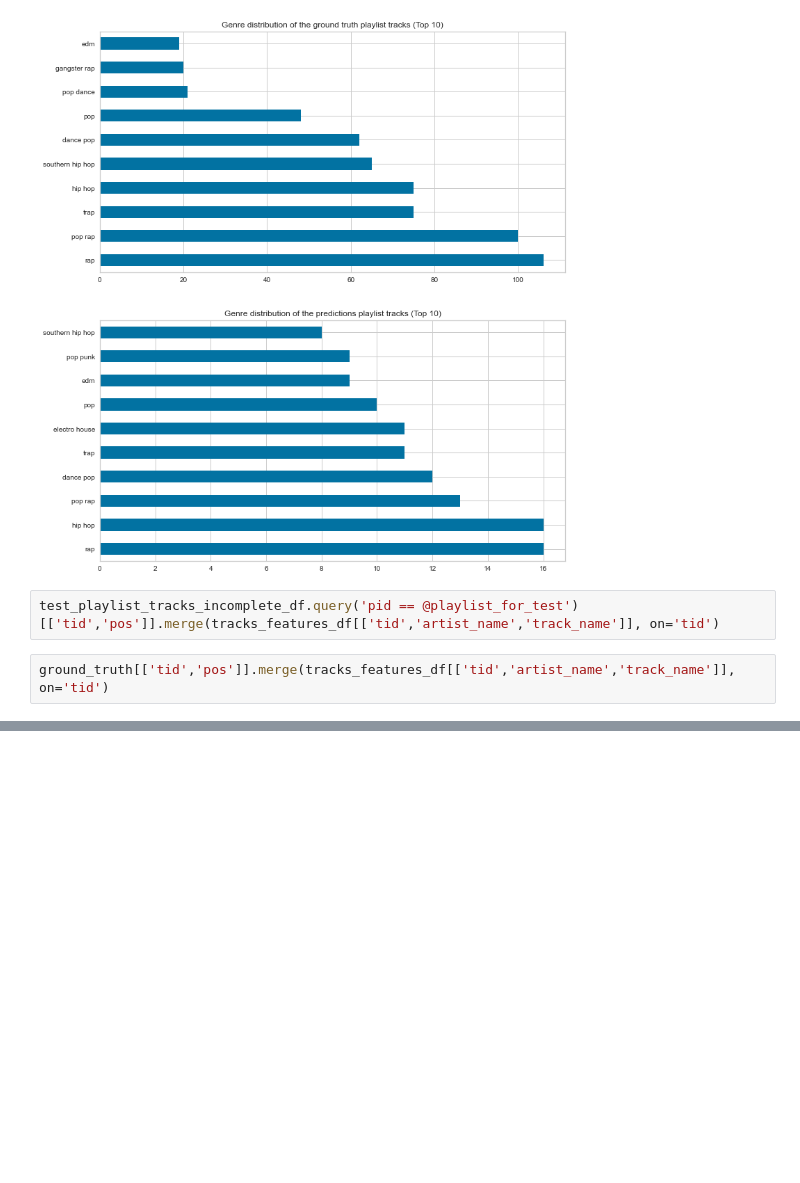
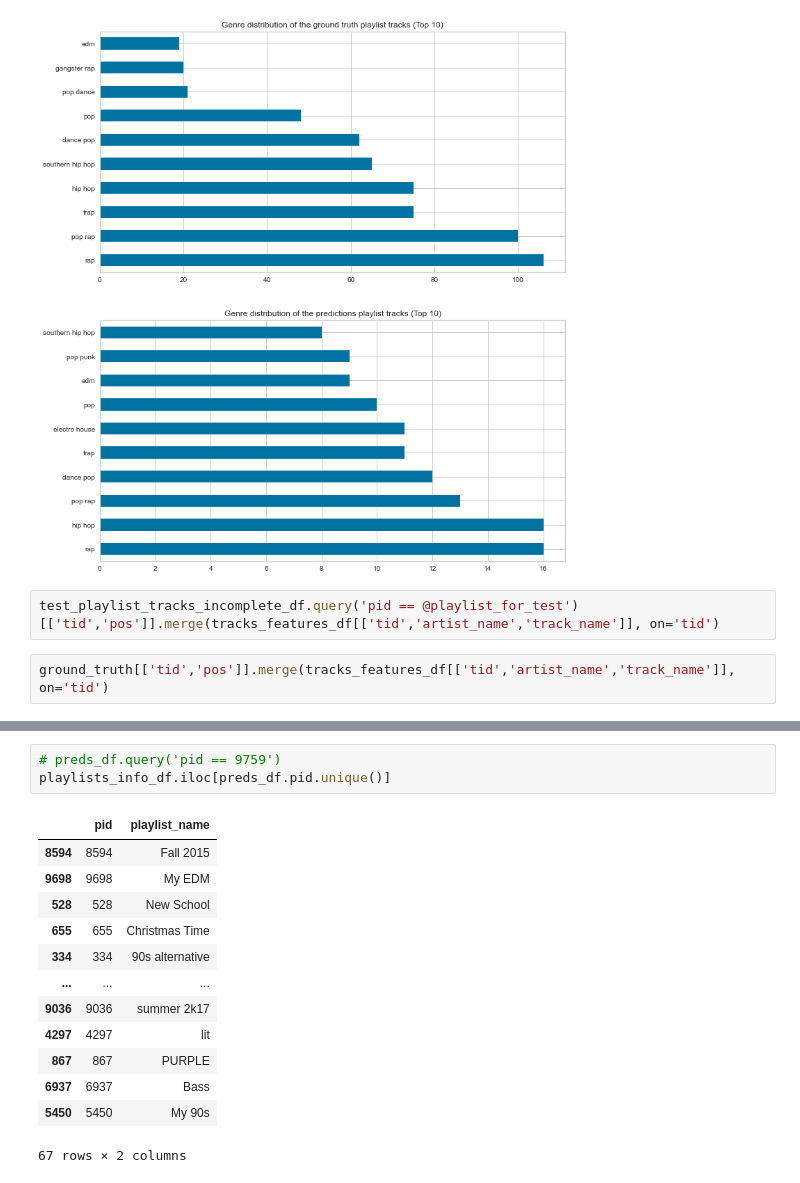
Before and after one commit to icarus08/ml-spotify-recommendations, a Jupyter notebook: knn_ncf_torch.ipynb, the cells around one changed output, grey strips where cells are left out. Drawn from its saved outputs; the diff is of its cells as text; blank space fills up the shorter version.

```diff
--- a/knn_ncf_torch.ipynb
+++ b/knn_ncf_torch.ipynb
@@ -578,0 +671,17 @@ ground_truth[['tid','pos']].merge(tracks_features_df[['tid','artist_name','track
+# %%
+# preds_df.query('pid == 9759')
+playlists_info_df.iloc[preds_df.pid.unique()]
+# %% [output]
+|  | pid | playlist_name |
+| 8594 | 8594 | Fall 2015 |
+| 9698 | 9698 | My EDM |
+| 528 | 528 | New School |
+| 655 | 655 | Christmas Time |
+| 334 | 334 | 90s alternative |
+| ... | ... | ... |
+| 9036 | 9036 | summer 2k17 |
+| 4297 | 4297 | lit |
+| 867 | 867 | PURPLE |
+| 6937 | 6937 | Bass |
+| 5450 | 5450 | My 90s |
+67 rows × 2 columns
```
Also changed, not shown: parts of 5 cells of this notebook.
